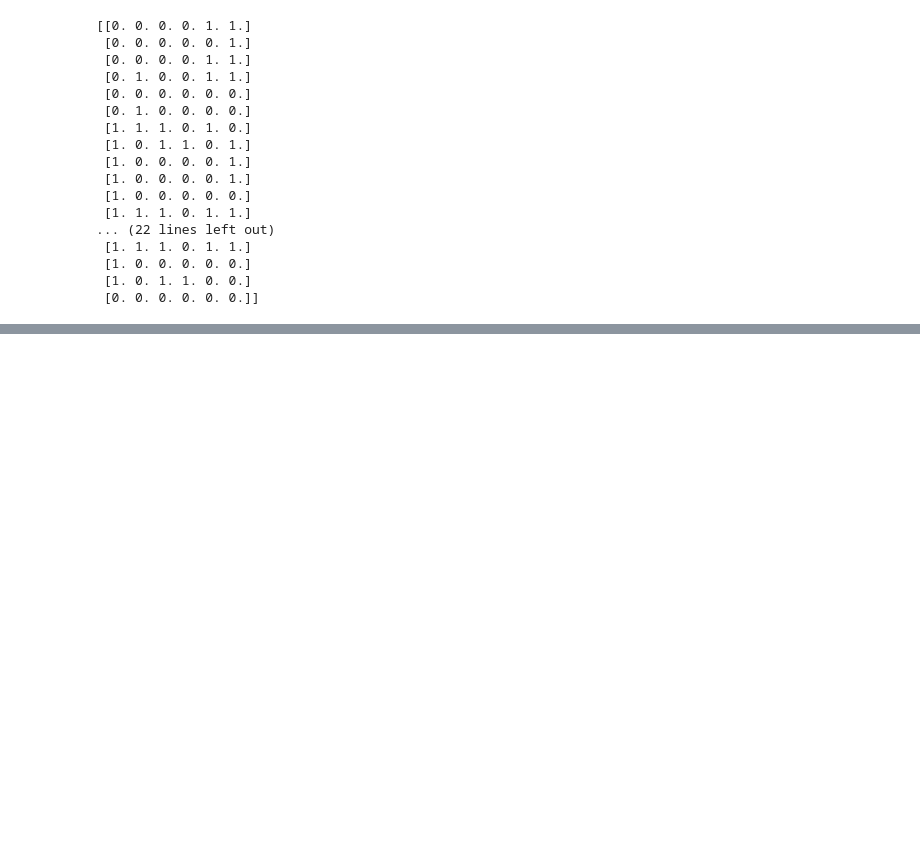
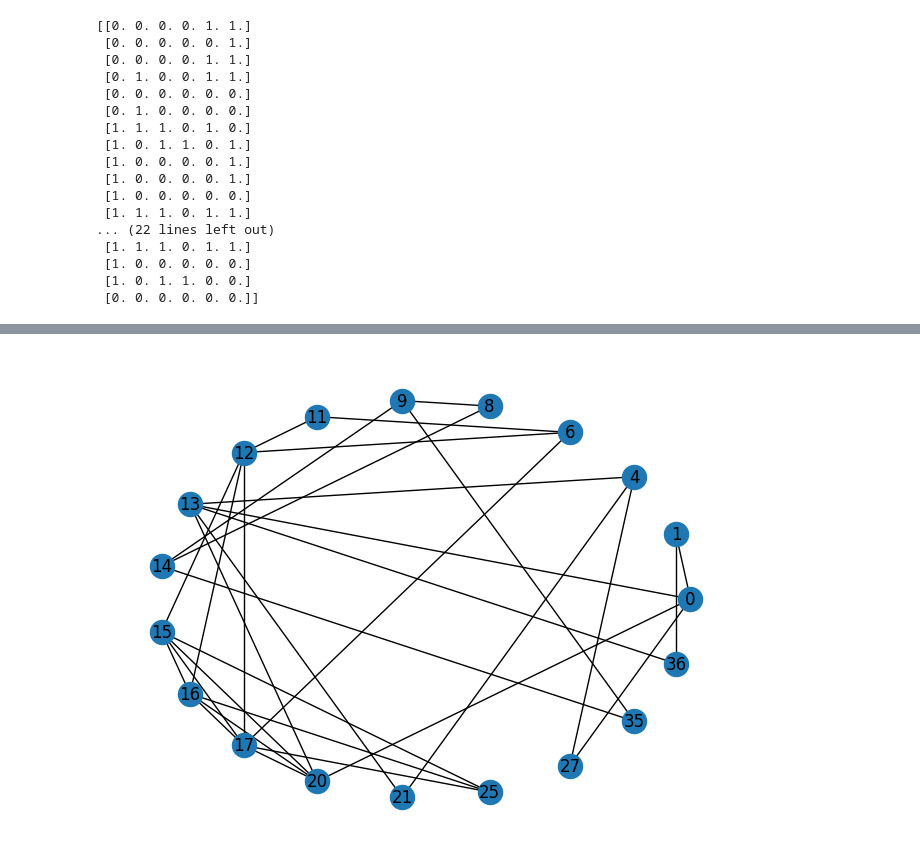
Before and after one commit to MatteoFusconi/Social-Network-Analysis, a Jupyter notebook: UniG.ipynb, the cells around one changed output, grey strips where cells are left out. Drawn from its saved outputs; the diff is of its cells as text; code cells hidden in the pictures; blank space fills up the shorter version.

```diff
--- a/UniG.ipynb
+++ b/UniG.ipynb
@@ -192,0 +180,5 @@ nx.draw_networkx( g_sum, width=[ g_sum[v1][v2]['weight'] for v1,v2 in g_sum.edge
+# %%
+K = nx.k_core(g, k = 2)
+nx.draw_circular(K,with_labels = True) ## ---> k = 3
+# %% [output]
+[figure, added]
```
Also changed, not shown: parts of 28 cells of this notebook, 4 other files.
